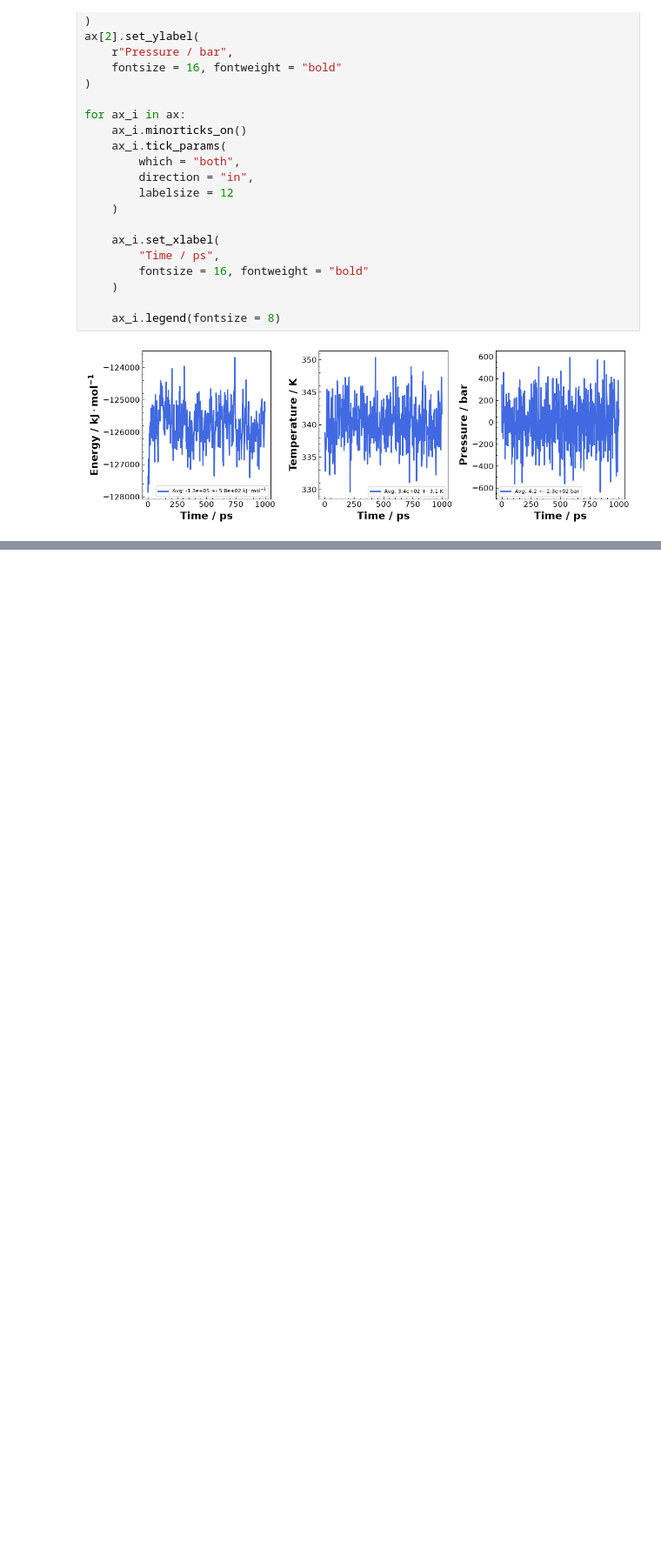
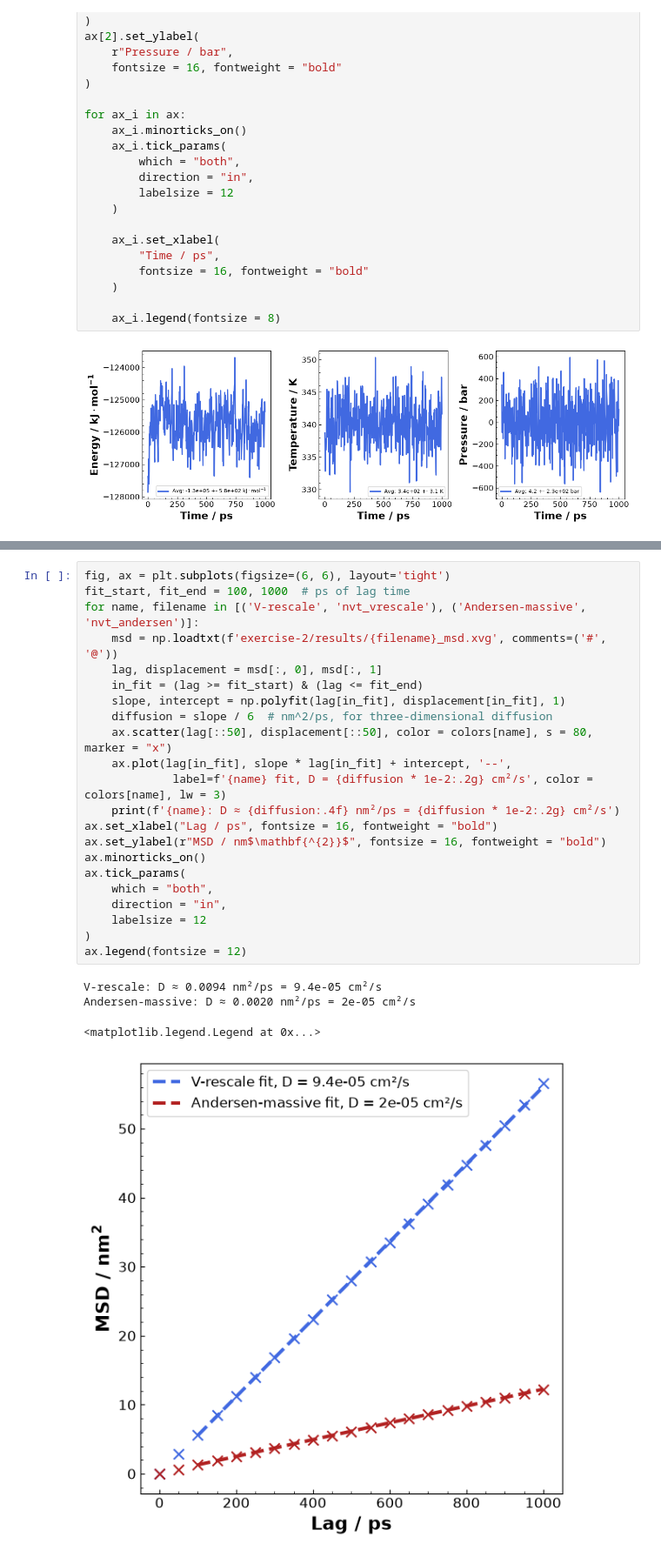
Before and after one commit to allexandre97/gromacs-tutorial, a Jupyter notebook: Exercises.ipynb, the cells around one changed output, grey strips where cells are left out. Shown at 87% size. Drawn from its saved outputs; the diff is of its cells as text; blank space fills up the shorter version.

```diff
--- a/Exercises.ipynb
+++ b/Exercises.ipynb
@@ -551,0 +690,27 @@ for ax_i in ax:
+# %%
+fig, ax = plt.subplots(figsize=(6, 6), layout='tight')
+fit_start, fit_end = 100, 1000  # ps of lag time
+for name, filename in [('V-rescale', 'nvt_vrescale'), ('Andersen-massive', 'nvt_andersen')]:
+    msd = np.loadtxt(f'exercise-2/results/{filename}_msd.xvg', comments=('#', '@'))
+    lag, displacement = msd[:, 0], msd[:, 1]
+    in_fit = (lag >= fit_start) & (lag <= fit_end)
+    slope, intercept = np.polyfit(lag[in_fit], displacement[in_fit], 1)
+    diffusion = slope / 6  # nm^2/ps, for three-dimensional diffusion
+    ax.scatter(lag[::50], displacement[::50], color = colors[name], s = 80, marker = "x")
+    ax.plot(lag[in_fit], slope * lag[in_fit] + intercept, '--',
+             label=f'{name} fit, D = {diffusion * 1e-2:.2g} cm²/s', color = colors[name], lw = 3)
+    print(f'{name}: D ≈ {diffusion:.4f} nm²/ps = {diffusion * 1e-2:.2g} cm²/s')
+ax.set_xlabel("Lag / ps", fontsize = 16, fontweight = "bold")
+ax.set_ylabel(r"MSD / nm$\mathbf{^{2}}$", fontsize = 16, fontweight = "bold")
+ax.minorticks_on()
+ax.tick_params(
+    which = "both",
+    direction = "in",
+    labelsize = 12
+)
+ax.legend(fontsize = 12)
+# %% [output]
+V-rescale: D ≈ 0.0094 nm²/ps = 9.4e-05 cm²/s
+Andersen-massive: D ≈ 0.0020 nm²/ps = 2e-05 cm²/s
+<matplotlib.legend.Legend at 0x...>
+[figure, added]
```
Also changed, not shown: parts of 19 cells of this notebook, 25 other files.
